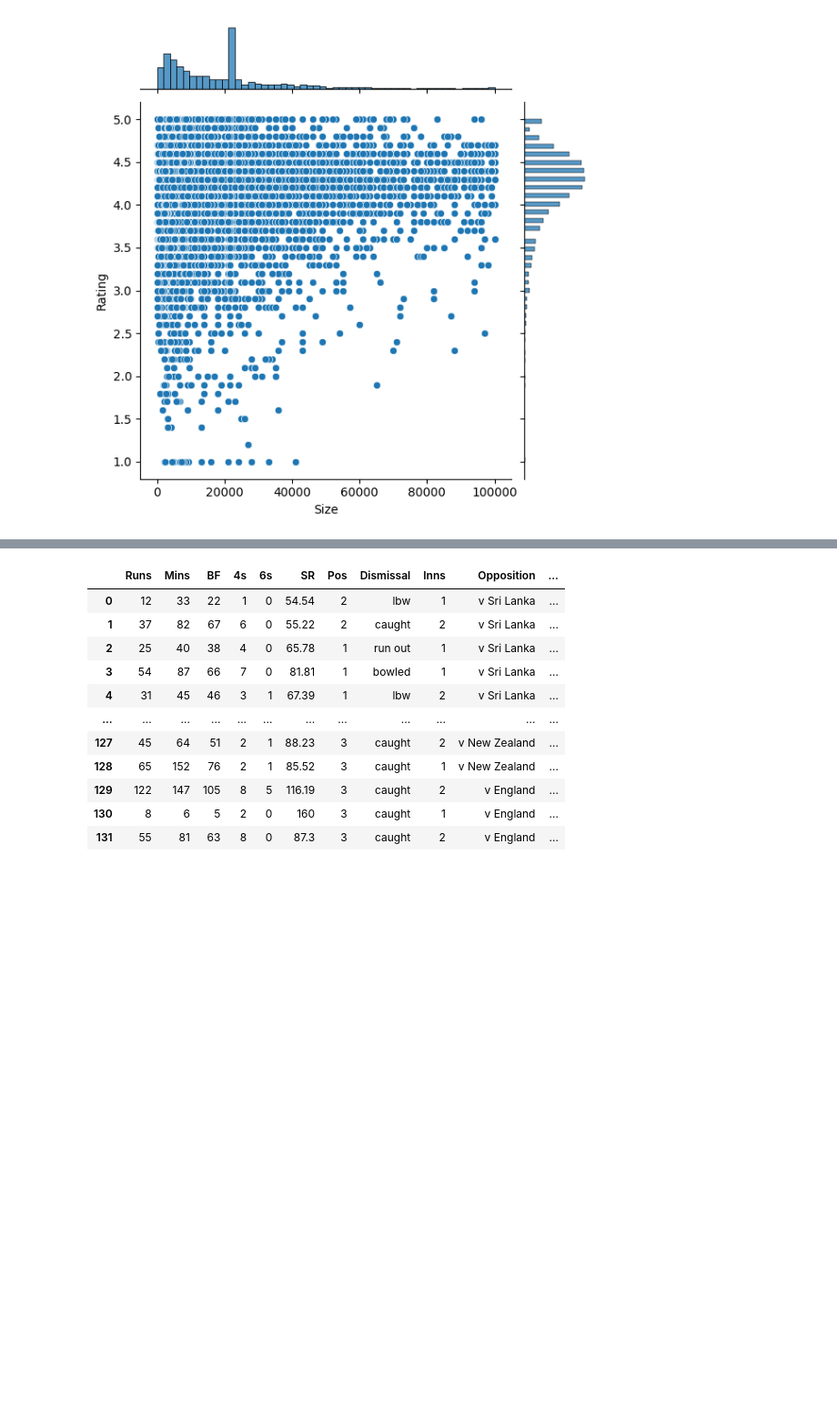
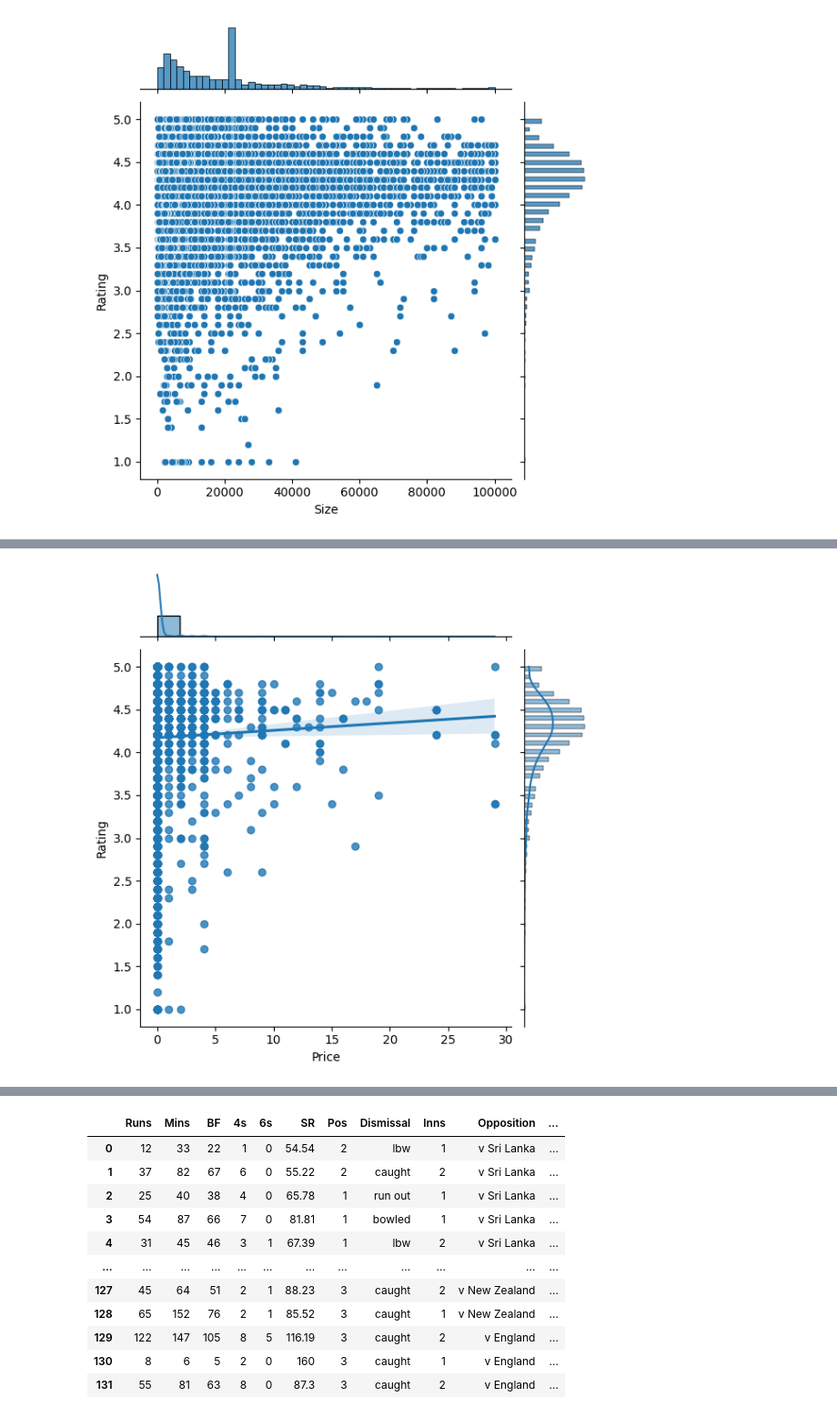
Before and after one commit to AnshumanMohapatra11121999/DataScienceAndAI-, a Jupyter notebook: DataVisualization_case_study_module.ipynb, the cells around one changed output, grey strips where cells are left out. Shown at 91% size. Cells and saved outputs as stored; diff of their text form; code cells hidden in the pictures; blank space fills up the shorter version.

```diff
--- a/DataVisualization_case_study_module.ipynb
+++ b/DataVisualization_case_study_module.ipynb
@@ -957,0 +969,6 @@ Scatterplot (Seaborn)
+# %%
+#lets do a regression analysis
+sns.jointplot(x=pldf["Price"],y=pldf["Rating"],kind="reg")
+plt.show()
+# %% [output]
+[figure, added]
```
Also changed, not shown: parts of 65 cells of this notebook.
